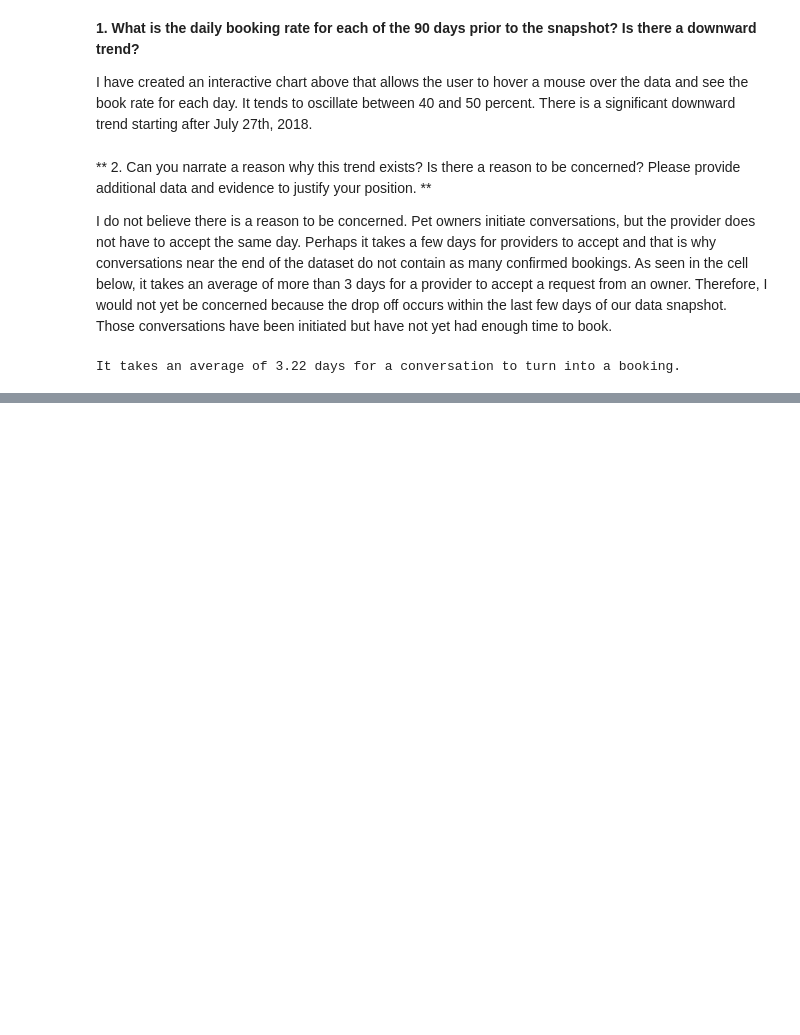
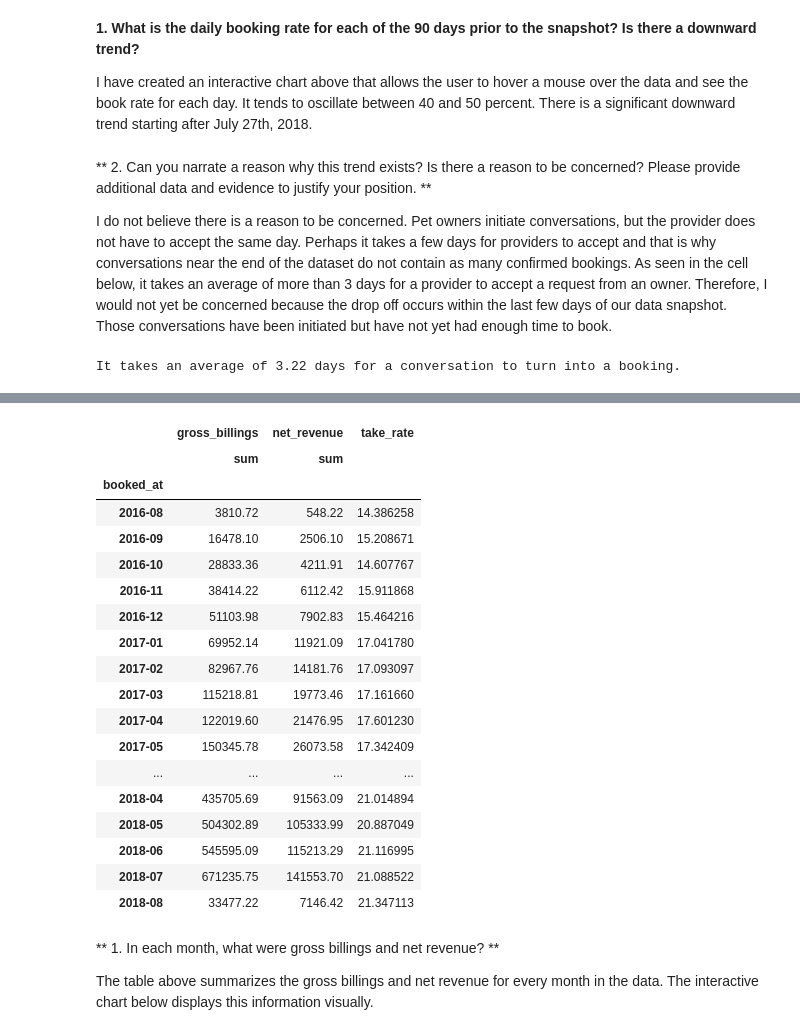
Before and after one commit to Booleans/rover-analytics-assessment, a Jupyter notebook: analysis.ipynb, the cells around one changed output, grey strips where cells are left out. Drawn from its saved outputs; the diff is of its cells as text; code cells hidden in the pictures; blank space fills up the shorter version.

Commit message:
Finished Section 4, Take Rate

```diff
--- a/analysis.ipynb
+++ b/analysis.ipynb
@@ -424,0 +454,7 @@ It takes an average of 3.22 days for a conversation to turn into a booking.
+# %%
+# Start by getting the information we need on bookings that were not cancelled.
+df_bookings = df_conversations[df_conversations['booked_at'].notnull() & df_conversations['cancelled_at'].isnull()]
+df_bookings = df_bookings[['id', 'booking_total', 'requester_id', 'service_id', 'booked_at']]
+# Rename id columns since it is ambiguous and there are multiple id values throughout the various dataframes.
+df_bookings.rename(columns={'id': 'conversation_id'}, inplace=True)
+df_bookings.head(5)
@@ -424,0 +470,6 @@ It takes an average of 3.22 days for a conversation to turn into a booking.
+# %%
+df_relevant_services_info = df_services[['service_type', 'provider_id', 'id', 'fee']]
+df_merged = pd.merge(df_bookings, df_relevant_services_info, left_on=['service_id'], right_on=['id'])
+df_merged.drop('id', axis=1, inplace=True)
+df_merged.rename(columns={'fee': 'service_fee_rate'}, inplace=True)
+df_merged.head()
@@ -424,0 +485,5 @@ It takes an average of 3.22 days for a conversation to turn into a booking.
+# %%
+df_merged = pd.merge(df_merged, df_people_person[['id', 'fee']], left_on=['requester_id'], right_on=['id'])
+df_merged.drop('id', axis=1, inplace=True)
+df_merged.rename(columns={'fee': 'owner_fee_rate'}, inplace=True)
+df_merged.head()
@@ -424,0 +497,11 @@ It takes an average of 3.22 days for a conversation to turn into a booking.
+# %%
+df_rates = df_merged.copy(deep=True)
+df_rates['owner_fee'] = df_rates['owner_fee_rate'] * df_rates['booking_total']
+df_rates['gross_billings'] = df_rates['owner_fee'] + df_rates['booking_total']
+df_rates['service_fee'] = df_rates['service_fee_rate'] * df_rates['booking_total']
+# Service fee can only be a maximum of $50.
+df_rates['service_fee'] = np.where(df_rates['service_fee'] > 50, 50, df_rates['service_fee'])
+df_rates['net_revenue'] = df_rates['service_fee'] + df_rates['owner_fee']
+df_rates['provider_payment'] = df_rates['booking_total'] - df_rates['service_fee']
+# we only want the booked at date to include year and month.
+df_rates['booked_at'] = df_rates['booked_at'].map(lambda x: x.strftime('%Y-%m'))
@@ -424,0 +517,28 @@ It takes an average of 3.22 days for a conversation to turn into a booking.
+# %%
+billing_info = df_rates[['booked_at', 'gross_billings', 'net_revenue']].groupby(['booked_at'], as_index = False).agg(['sum'])
+billing_info['take_rate'] = billing_info['net_revenue'] / billing_info['gross_billings'] * 100
+billing_info
+# %% [output]
+|  | gross_billings | net_revenue | take_rate |
+|  | sum | sum |  |
+| booked_at |  |  |  |
+| 2016-08 | 3810.72 | 548.22 | 14.386258 |
+| 2016-09 | 16478.10 | 2506.10 | 15.208671 |
+| 2016-10 | 28833.36 | 4211.91 | 14.607767 |
+| 2016-11 | 38414.22 | 6112.42 | 15.911868 |
+| 2016-12 | 51103.98 | 7902.83 | 15.464216 |
+| 2017-01 | 69952.14 | 11921.09 | 17.041780 |
+| 2017-02 | 82967.76 | 14181.76 | 17.093097 |
+| 2017-03 | 115218.81 | 19773.46 | 17.161660 |
+| 2017-04 | 122019.60 | 21476.95 | 17.601230 |
+| 2017-05 | 150345.78 | 26073.58 | 17.342409 |
+| ... | ... | ... | ... |
+| 2018-04 | 435705.69 | 91563.09 | 21.014894 |
+| 2018-05 | 504302.89 | 105333.99 | 20.887049 |
+| 2018-06 | 545595.09 | 115213.29 | 21.116995 |
+| 2018-07 | 671235.75 | 141553.70 | 21.088522 |
+| 2018-08 | 33477.22 | 7146.42 | 21.347113 |
+# %% [markdown]
+** 1. In each month, what were gross billings and net revenue? **
+
+The table above summarizes the gross billings and net revenue for every month in the data. The interactive chart below displays this information visually.
```
Also changed, not shown: parts of 19 cells of this notebook.
